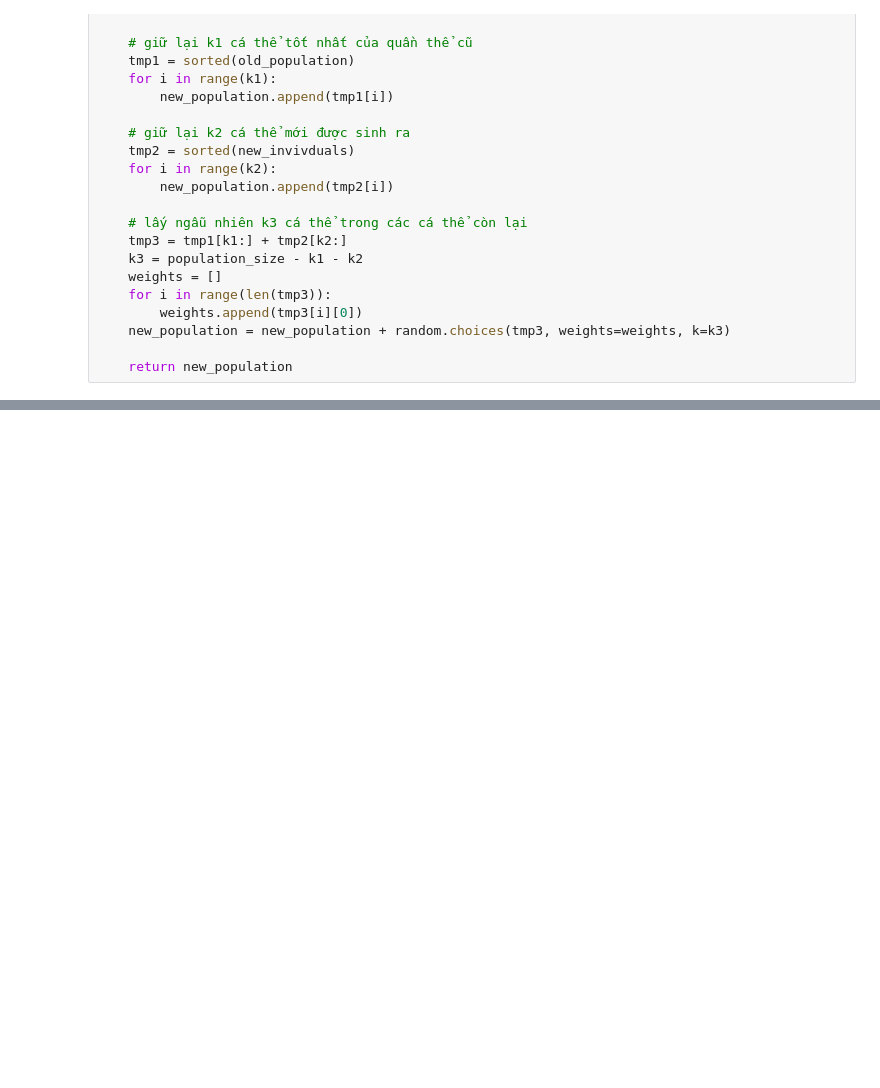
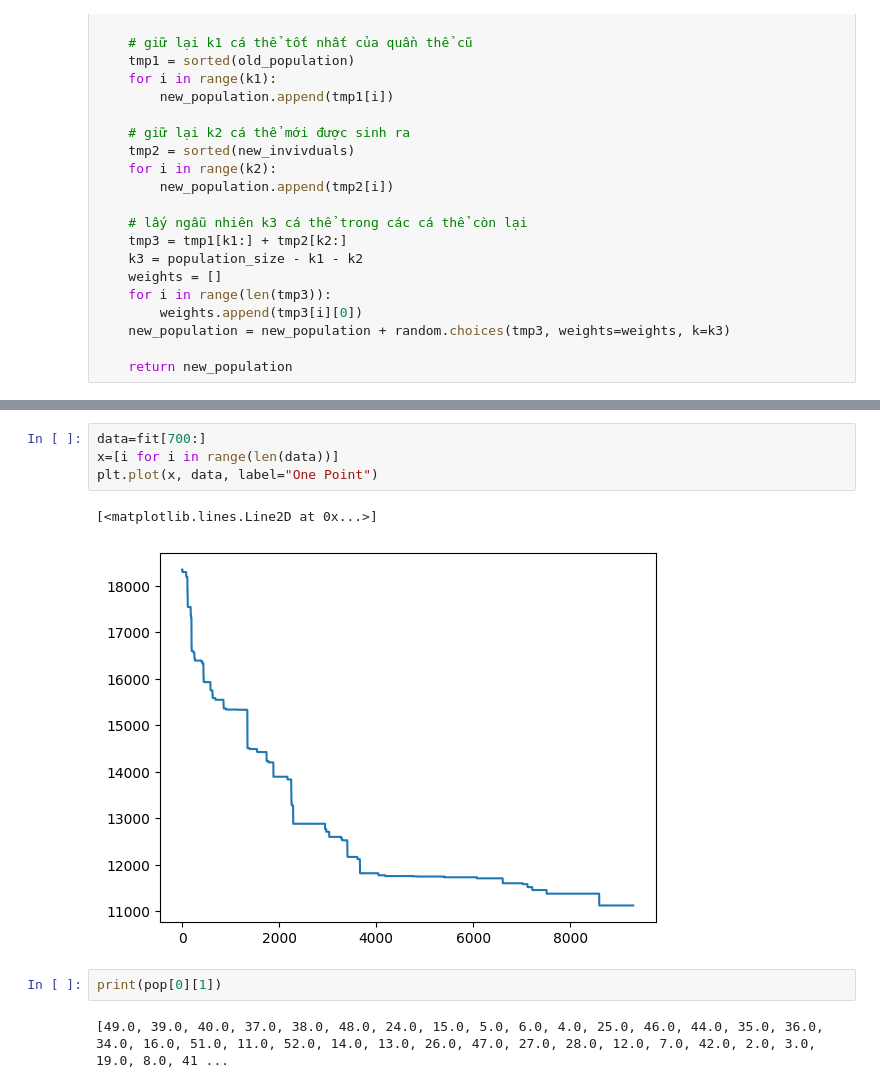
Before and after one commit to nguyenhoanganh2002/TSP-problem-using-Genetic-Algorithms, a Jupyter notebook: d_relaxed_cluster_TSP_using_GA.ipynb, the cells around one changed output, grey strips where cells are left out. Saved outputs shown, nothing was run; the diff lists cells and outputs as text; blank space fills up the shorter version.

```diff
--- a/d_relaxed_cluster_TSP_using_GA.ipynb
+++ b/d_relaxed_cluster_TSP_using_GA.ipynb
@@ -315,0 +318,11 @@ drawMap(cities, pop[0][1])
+# %%
+data=fit[700:]
+x=[i for i in range(len(data))]
+plt.plot(x, data, label="One Point")
+# %% [output]
+[<matplotlib.lines.Line2D at 0x...>]
+[figure, added]
+# %%
+print(pop[0][1])
+# %% [output]
+[49.0, 39.0, 40.0, 37.0, 38.0, 48.0, 24.0, 15.0, 5.0, 6.0, 4.0, 25.0, 46.0, 44.0, 35.0, 36.0, 34.0, 16.0, 51.0, 11.0, 52.0, 14.0, 13.0, 26.0, 47.0, 27.0, 28.0, 12.0, 7.0, 42.0, 2.0, 3.0, 19.0, 8.0, 41 ...
```
Also changed, not shown: parts of 5 cells of this notebook.
